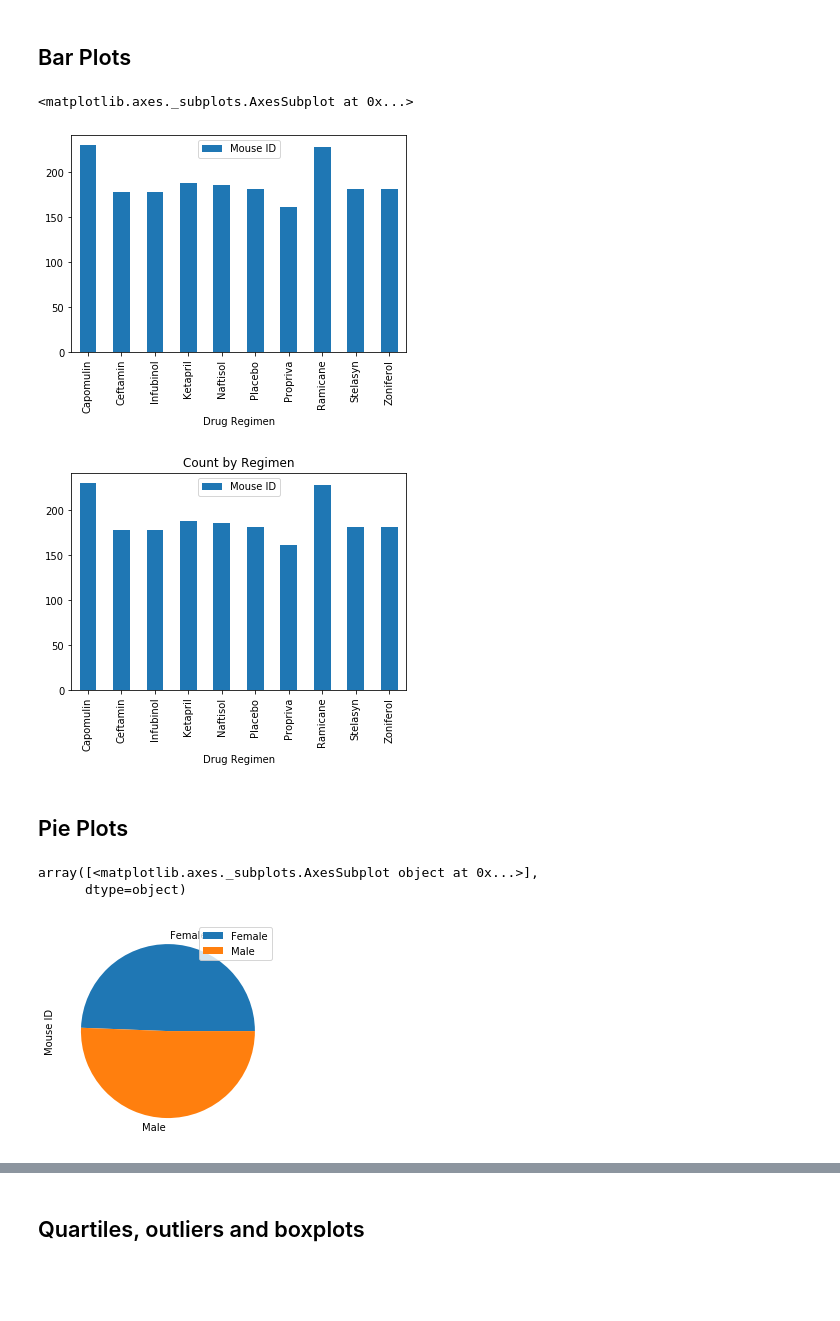
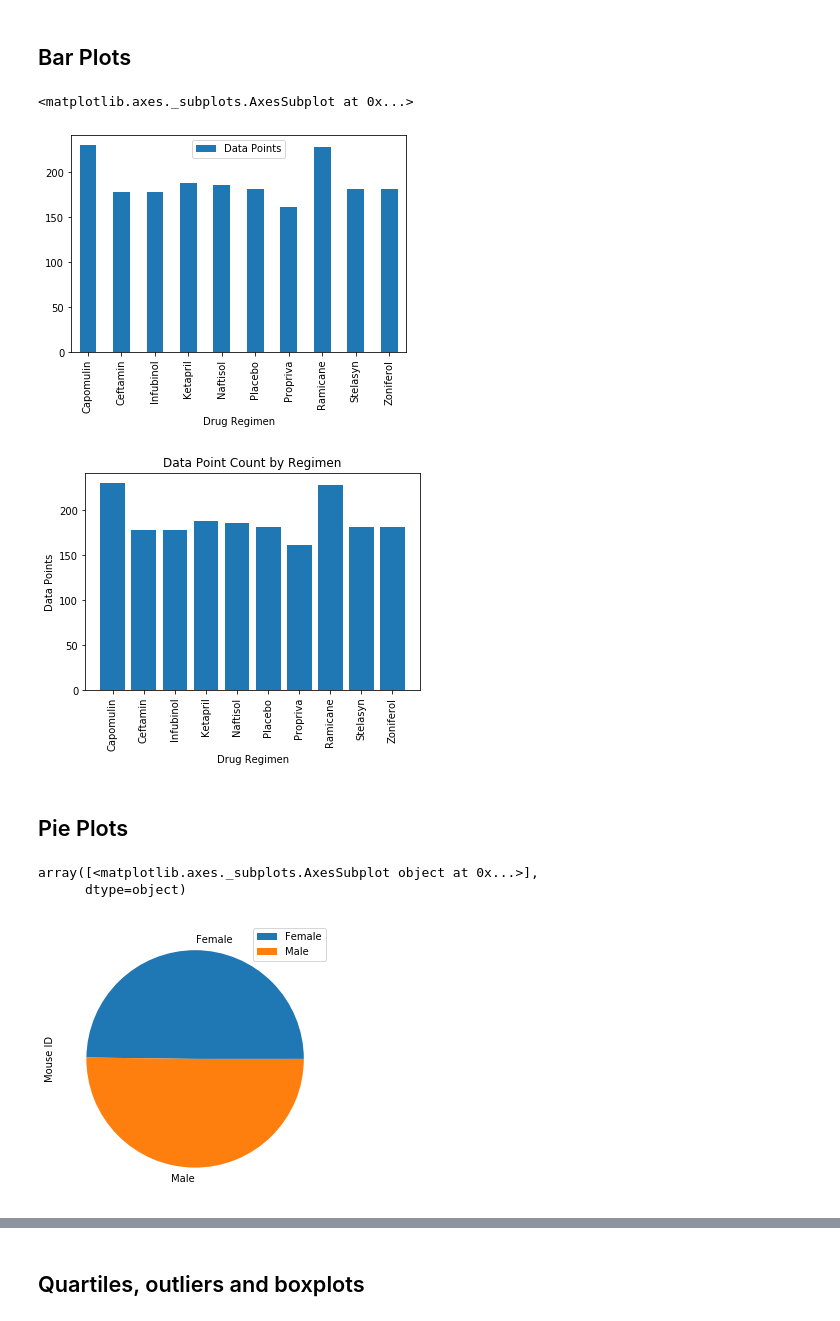
Before and after one commit to herge008/matplotlib-challenge, a Jupyter notebook: Phymaceuticals.ipynb, the cells around one changed output, grey strips where cells are left out. Saved outputs shown, nothing was run; the diff lists cells and outputs as text; code cells hidden in the pictures; blank space fills up the shorter version.

```diff
--- a/Phymaceuticals.ipynb
+++ b/Phymaceuticals.ipynb
@@ -14,8 +14,8 @@ import scipy.stats as st
 from scipy.stats import linregress
 
 # Study data files
-mouse = "C:/Users/Laptop/Desktop/GT-ATL-DATA-PT-12-2019-U-C/Homework/05-Matplotlib/Instructions/Pymaceuticals/data/Mouse_metadata.csv"
-results = "C:/Users/Laptop/Desktop/GT-ATL-DATA-PT-12-2019-U-C/Homework/05-Matplotlib/Instructions/Pymaceuticals/data/Study_results.csv"
+mouse = "data/Mouse_metadata.csv"
+results = "data/Study_results.csv"
 
 # Read the mouse data and the study results
 mouse_df = pd.read_csv(mouse)
@@ -27,6 +23,6 @@ results_df = pd.read_csv(results)
 # %%
 # Combine the data into a single dataset
-merged_df = pd.merge(mouse_df, results_df, on="Mouse ID")
+merged_df = pd.merge(mouse_df, results_df, on="Mouse ID", how="left")
 merged_df.head()
 # %% [output]
 |  | Mouse ID | Drug Regimen | Sex | Age_months | Weight (g) | Timepoint | Tumor Volume (mm3) | ... |
@@ -82,19 +55,25 @@ summary
 # %%
 count = pd.DataFrame(merged_df.groupby(['Drug Regimen'])["Mouse ID"].count())
 count = count[["Mouse ID"]]
+count.rename(columns={"Mouse ID":"Data Points"}, inplace=True)
 # %%
 # Generate a bar plot showing number of data points for each treatment regimen using pandas
 count.plot.bar()
 # %% [output]
 <matplotlib.axes._subplots.AxesSubplot at 0x...>
-[figure, old version]
+[figure, new version]
 # %%
 # Generate a bar plot showing number of data points for each treatment regimen using pyplot
-count.plot(kind="bar")
-plt.title("Count by Regimen")
+# count.plot(kind="bar")
+count = count.reset_index(drop=False)
+plt.bar(count["Drug Regimen"],count["Data Points"])
+plt.xticks(rotation=90)
+plt.title("Data Point Count by Regimen")
+plt.xlabel("Drug Regimen")
+plt.ylabel("Data Points")
 plt.show()
 # %% [output]
-[figure, old version]
+[figure, new version]
 # %% [markdown]
 ## Pie Plots
 # %%
@@ -102,10 +82,10 @@ gender = pd.DataFrame(merged_df.groupby(['Sex'])["Mouse ID"].count())
 gender = gender[["Mouse ID"]]
 # %%
 # Generate a pie plot showing the distribution of female versus male mice using pandas
-gender.plot.pie(subplots=True)
+gender.plot.pie(subplots=True, figsize=(5,5))
 # %% [output]
 array([<matplotlib.axes._subplots.AxesSubplot object at 0x...>],
       dtype=object)
-[figure, old version]
+[figure, new version]
 # %%
 # Generate a pie plot showing the distribution of female versus male mice using pyplot
```
Also changed, not shown: parts of 20 cells of this notebook, 2 other files.
